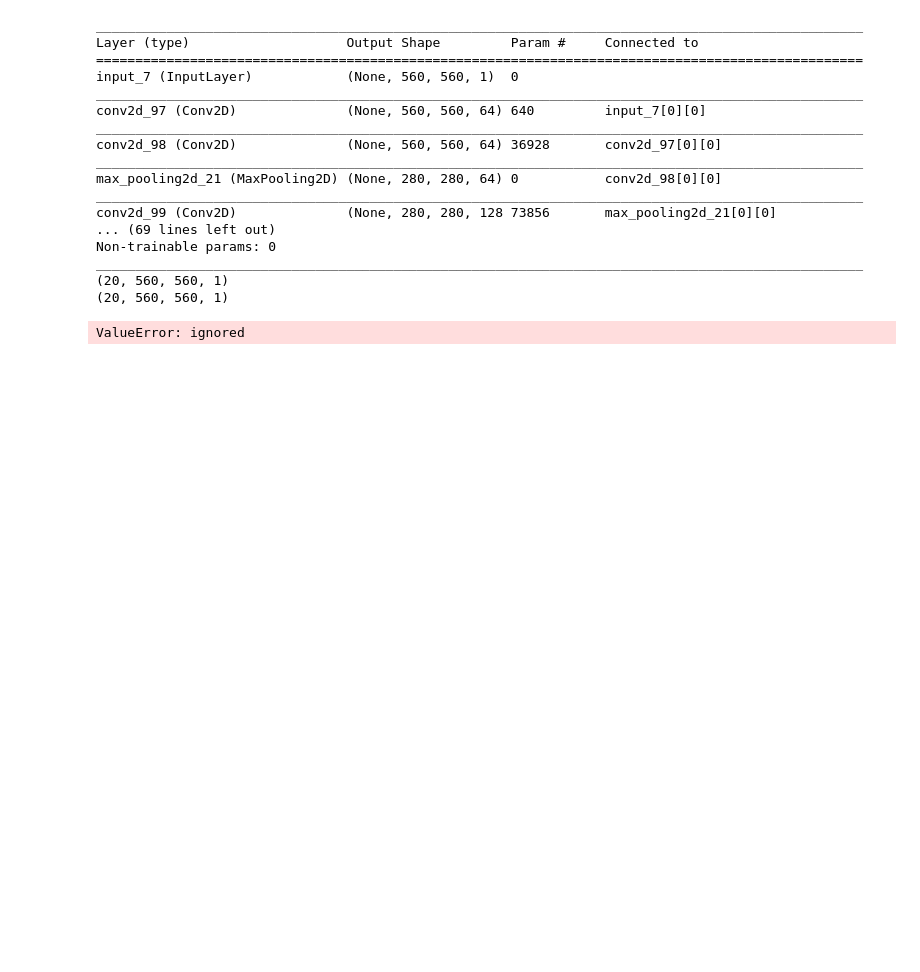
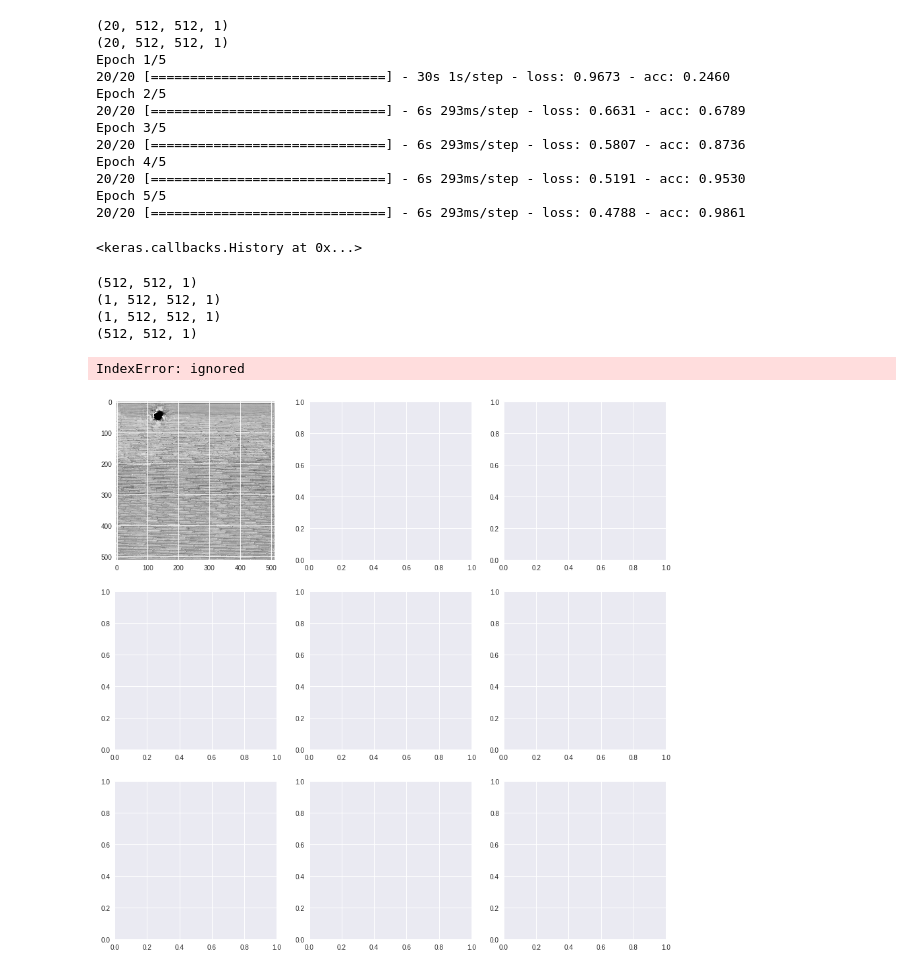
Before and after one commit to eliasingi12/DEEP_U-net_Project, a Jupyter notebook: DEEP_run_test_with_greyscale.ipynb, the cells around one changed output. Drawn from its saved outputs; the diff is of its cells as text; code cells hidden in the pictures; blank space fills up the shorter version.

```diff
--- a/DEEP_run_test_with_greyscale.ipynb
+++ b/DEEP_run_test_with_greyscale.ipynb
@@ -199,5 +389,5 @@ def unet(height,width,n_ch):
 # %%
-h,w,ch = target_data[0].shape
+#h,w,ch = target_data[0].shape
 
 #print(target_data[0].shape)
 #print(input_data[0].shape)
@@ -205,33 +395,51 @@ h,w,ch = target_data[0].shape
 
 EPOCHS=5
 
-model = unet(h,w,ch)
-model.summary()
+model = get_unet_512()
+#model.summary()
+
+#input_data = np.array(input_data)
+#target_data = np.array(target_data)
+print(target_data.shape)
+print(input_data.shape)
+
+#target_data = np.expand_dims(target_data, axis=2)
+#print(target_data.shape)
 
 
-input_data = np.array(input_data)
-target_data = np.array(target_data)
-print(target_data.shape)
-print(input_data.shape)
 #input_data = np.reshape(input_data, (20,584,565,3))
 
 model.fit(input_data, target_data, epochs=EPOCHS, batch_size=1)
 # %% [output]
-__________________________________________________________________________________________________
-Layer (type)                    Output Shape         Param #     Connected to
-==================================================================================================
-input_7 (InputLayer)            (None, 560, 560, 1)  0
-__________________________________________________________________________________________________
-conv2d_97 (Conv2D)              (None, 560, 560, 64) 640         input_7[0][0]
-__________________________________________________________________________________________________
-conv2d_98 (Conv2D)              (None, 560, 560, 64) 36928       conv2d_97[0][0]
-__________________________________________________________________________________________________
-max_pooling2d_21 (MaxPooling2D) (None, 280, 280, 64) 0           conv2d_98[0][0]
-__________________________________________________________________________________________________
-conv2d_99 (Conv2D)              (None, 280, 280, 128 73856       max_pooling2d_21[0][0]
-... (69 lines left out)
-Non-trainable params: 0
-__________________________________________________________________________________________________
-(20, 560, 560, 1)
-(20, 560, 560, 1)
+(20, 512, 512, 1)
+(20, 512, 512, 1)
+Epoch 1/5
+20/20 [==============================] - 30s 1s/step - loss: 0.9673 - acc: 0.2460
+Epoch 2/5
+20/20 [==============================] - 6s 293ms/step - loss: 0.6631 - acc: 0.6789
+Epoch 3/5
+20/20 [==============================] - 6s 293ms/step - loss: 0.5807 - acc: 0.8736
+Epoch 4/5
+20/20 [==============================] - 6s 293ms/step - loss: 0.5191 - acc: 0.9530
+Epoch 5/5
+20/20 [==============================] - 6s 293ms/step - loss: 0.4788 - acc: 0.9861
-ValueError: ignored
+<keras.callbacks.History at 0x...>
+# %%
+pred_arr = input_data[0]
+print(pred_arr.shape)
+pred_arr = np.expand_dims(pred_arr, axis=0)
+print(pred_arr.shape)
+outp = model.predict(pred_arr, batch_size=1)
+print(outp.shape)
+#print(outp)
+outp = outp.reshape((512,512,1))
+print(outp.shape)
+outp = outp.reshape((512,512))
+show_images([outp])
+# %% [output]
+(512, 512, 1)
+(1, 512, 512, 1)
+(1, 512, 512, 1)
+(512, 512, 1)
+IndexError: ignored
+[figure, added]
```
Also changed, not shown: parts of 10 cells of this notebook.
